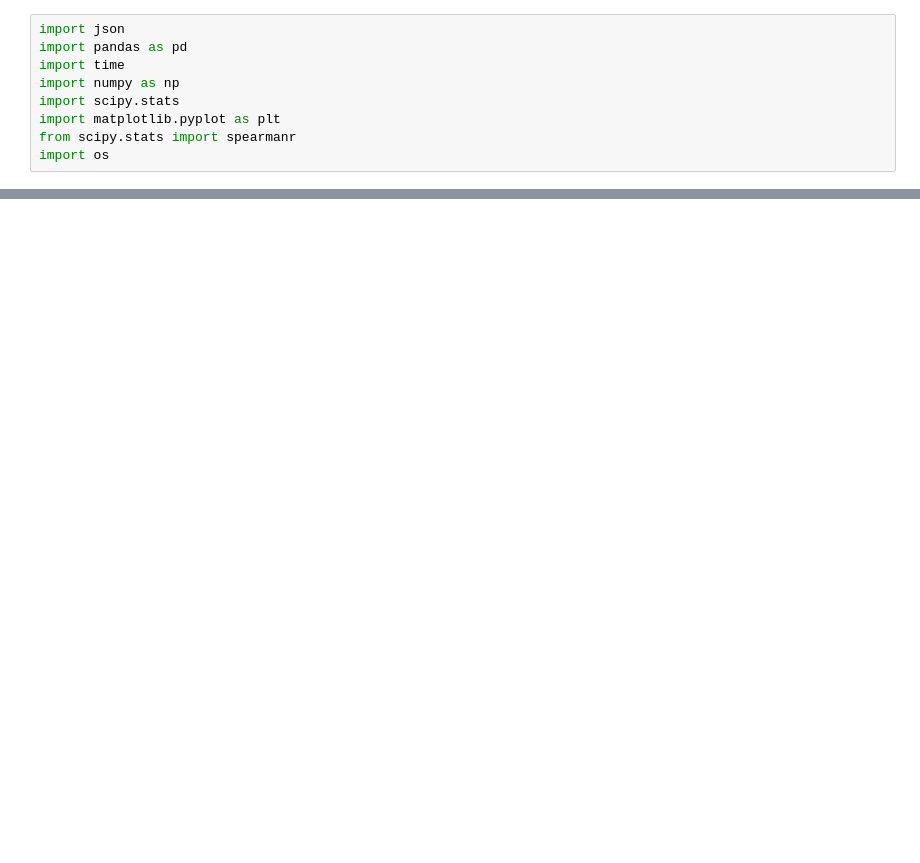
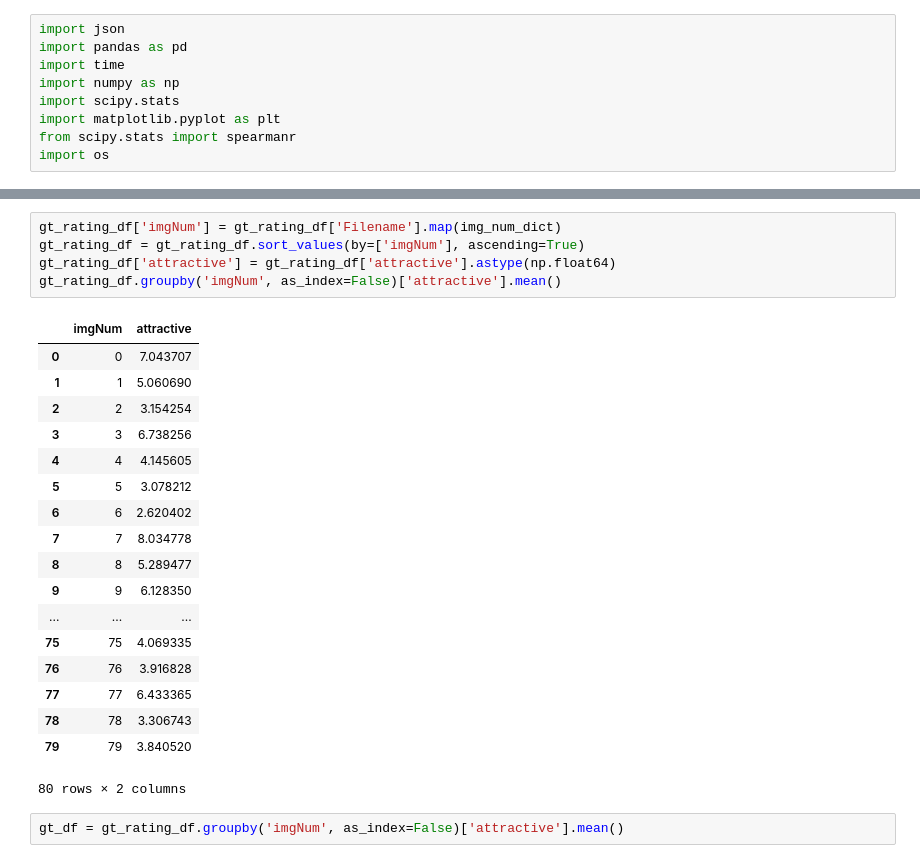
Before and after one commit to amandasongmm/economic_face_perception, a Jupyter notebook: data/amt_gt_data_process/myCanvas.ipynb, the cells around one changed output, grey strips where cells are left out. Drawn from its saved outputs; the diff is of its cells as text; blank space fills up the shorter version.

```diff
--- a/data/amt_gt_data_process/myCanvas.ipynb
+++ b/data/amt_gt_data_process/myCanvas.ipynb
@@ -56,0 +85,26 @@ likert_data_df['subNum'] = likert_data_df['subId'].map(sub_num_dict)
+# %%
+gt_rating_df['imgNum'] = gt_rating_df['Filename'].map(img_num_dict)
+gt_rating_df = gt_rating_df.sort_values(by=['imgNum'], ascending=True)
+gt_rating_df['attractive'] = gt_rating_df['attractive'].astype(np.float64)
+gt_rating_df.groupby('imgNum', as_index=False)['attractive'].mean()
+# %% [output]
+|  | imgNum | attractive |
+| 0 | 0 | 7.043707 |
+| 1 | 1 | 5.060690 |
+| 2 | 2 | 3.154254 |
+| 3 | 3 | 6.738256 |
+| 4 | 4 | 4.145605 |
+| 5 | 5 | 3.078212 |
+| 6 | 6 | 2.620402 |
+| 7 | 7 | 8.034778 |
+| 8 | 8 | 5.289477 |
+| 9 | 9 | 6.128350 |
+| ... | ... | ... |
+| 75 | 75 | 4.069335 |
+| 76 | 76 | 3.916828 |
+| 77 | 77 | 6.433365 |
+| 78 | 78 | 3.306743 |
+| 79 | 79 | 3.840520 |
+80 rows × 2 columns
+# %%
+gt_df = gt_rating_df.groupby('imgNum', as_index=False)['attractive'].mean()
```
Also changed, not shown: parts of 12 cells of this notebook, 20 other files.
